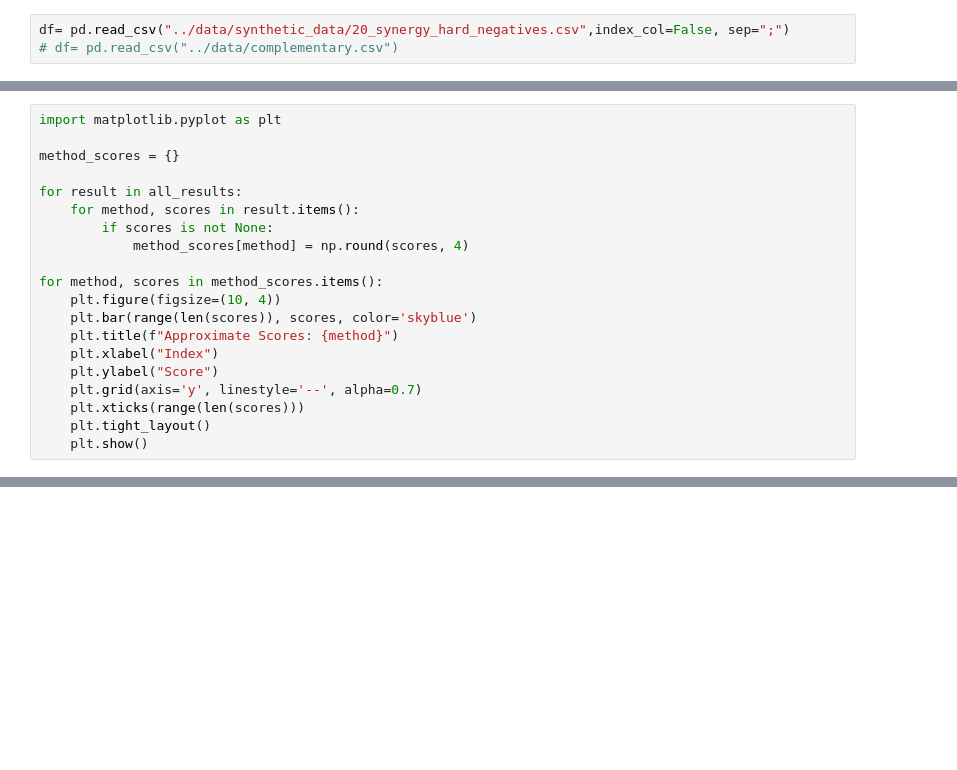
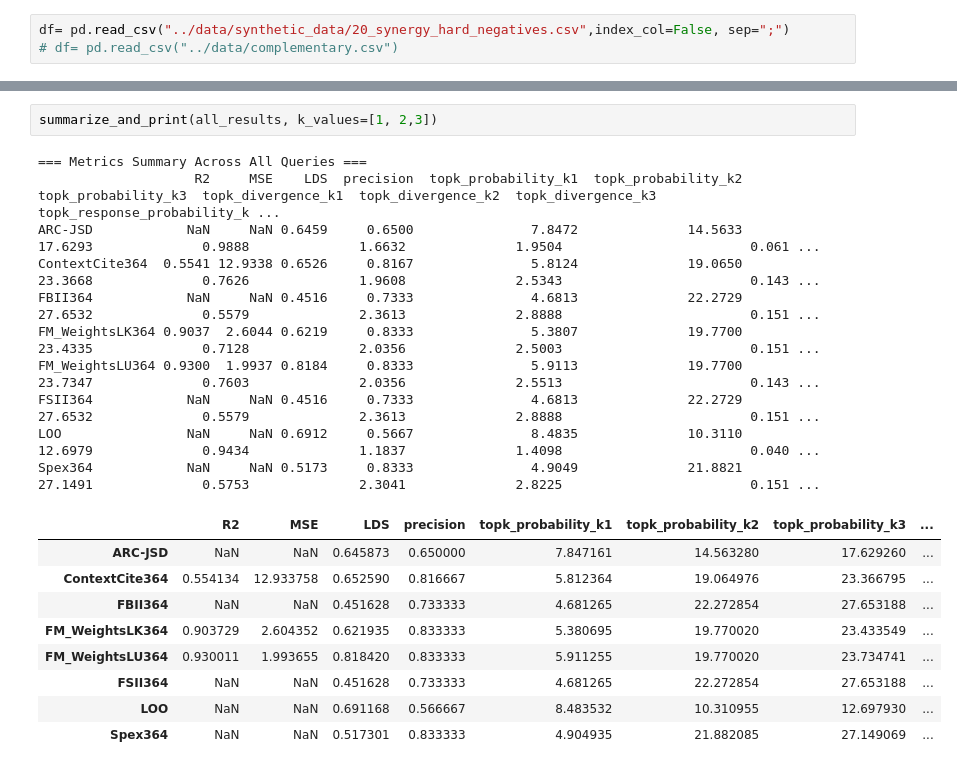
Before and after one commit to iNema9590/LLMX, a Jupyter notebook: Notebooks/synthetic_synergy.ipynb, the cells around one changed output, grey strips where cells are left out. Cells and saved outputs as stored; diff of their text form; blank space fills up the shorter version.

```diff
--- a/Notebooks/synthetic_synergy.ipynb
+++ b/Notebooks/synthetic_synergy.ipynb
@@ -183,20 +275,0 @@ precs.mean(axis=0)
-# %%
-import matplotlib.pyplot as plt
-
-method_scores = {}
-
-for result in all_results:
-    for method, scores in result.items():
-        if scores is not None:
-            method_scores[method] = np.round(scores, 4)
-
-for method, scores in method_scores.items():
-    plt.figure(figsize=(10, 4))
-    plt.bar(range(len(scores)), scores, color='skyblue')
-    plt.title(f"Approximate Scores: {method}")
-    plt.xlabel("Index")
-    plt.ylabel("Score")
-    plt.grid(axis='y', linestyle='--', alpha=0.7)
-    plt.xticks(range(len(scores)))
-    plt.tight_layout()
-    plt.show()
@@ -206,0 +331,22 @@ df.context[19]
+# %%
+summarize_and_print(all_results, k_values=[1, 2,3])
+# %% [output]
+=== Metrics Summary Across All Queries ===
+                    R2     MSE    LDS  precision  topk_probability_k1  topk_probability_k2  topk_probability_k3  topk_divergence_k1  topk_divergence_k2  topk_divergence_k3  topk_response_probability_k ...
+ARC-JSD            NaN     NaN 0.6459     0.6500               7.8472              14.5633              17.6293              0.9888              1.6632              1.9504                        0.061 ...
+ContextCite364  0.5541 12.9338 0.6526     0.8167               5.8124              19.0650              23.3668              0.7626              1.9608              2.5343                        0.143 ...
+FBII364            NaN     NaN 0.4516     0.7333               4.6813              22.2729              27.6532              0.5579              2.3613              2.8888                        0.151 ...
+FM_WeightsLK364 0.9037  2.6044 0.6219     0.8333               5.3807              19.7700              23.4335              0.7128              2.0356              2.5003                        0.151 ...
+FM_WeightsLU364 0.9300  1.9937 0.8184     0.8333               5.9113              19.7700              23.7347              0.7603              2.0356              2.5513                        0.143 ...
+FSII364            NaN     NaN 0.4516     0.7333               4.6813              22.2729              27.6532              0.5579              2.3613              2.8888                        0.151 ...
+LOO                NaN     NaN 0.6912     0.5667               8.4835              10.3110              12.6979              0.9434              1.1837              1.4098                        0.040 ...
+Spex364            NaN     NaN 0.5173     0.8333               4.9049              21.8821              27.1491              0.5753              2.3041              2.8225                        0.151 ...
+|  | R2 | MSE | LDS | precision | topk_probability_k1 | topk_probability_k2 | topk_probability_k3 | ... |
+| ARC-JSD | NaN | NaN | 0.645873 | 0.650000 | 7.847161 | 14.563280 | 17.629260 | ... |
+| ContextCite364 | 0.554134 | 12.933758 | 0.652590 | 0.816667 | 5.812364 | 19.064976 | 23.366795 | ... |
+| FBII364 | NaN | NaN | 0.451628 | 0.733333 | 4.681265 | 22.272854 | 27.653188 | ... |
+| FM_WeightsLK364 | 0.903729 | 2.604352 | 0.621935 | 0.833333 | 5.380695 | 19.770020 | 23.433549 | ... |
+| FM_WeightsLU364 | 0.930011 | 1.993655 | 0.818420 | 0.833333 | 5.911255 | 19.770020 | 23.734741 | ... |
+| FSII364 | NaN | NaN | 0.451628 | 0.733333 | 4.681265 | 22.272854 | 27.653188 | ... |
+| LOO | NaN | NaN | 0.691168 | 0.566667 | 8.483532 | 10.310955 | 12.697930 | ... |
+| Spex364 | NaN | NaN | 0.517301 | 0.833333 | 4.904935 | 21.882085 | 27.149069 | ... |
```
Also changed, not shown: parts of 11 cells of this notebook, 10 other files.
